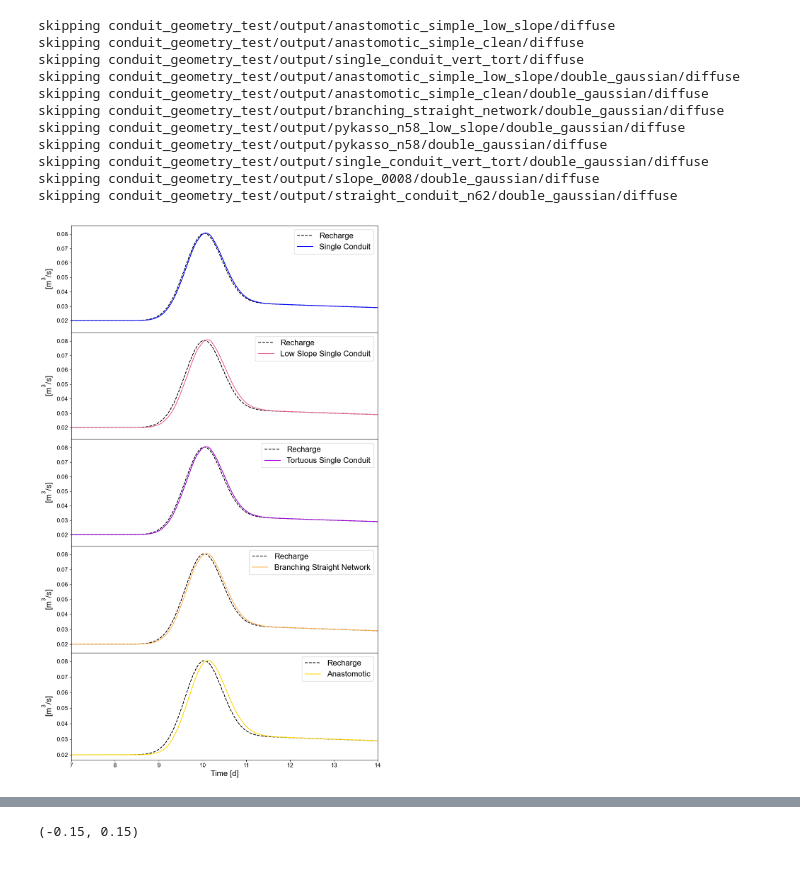
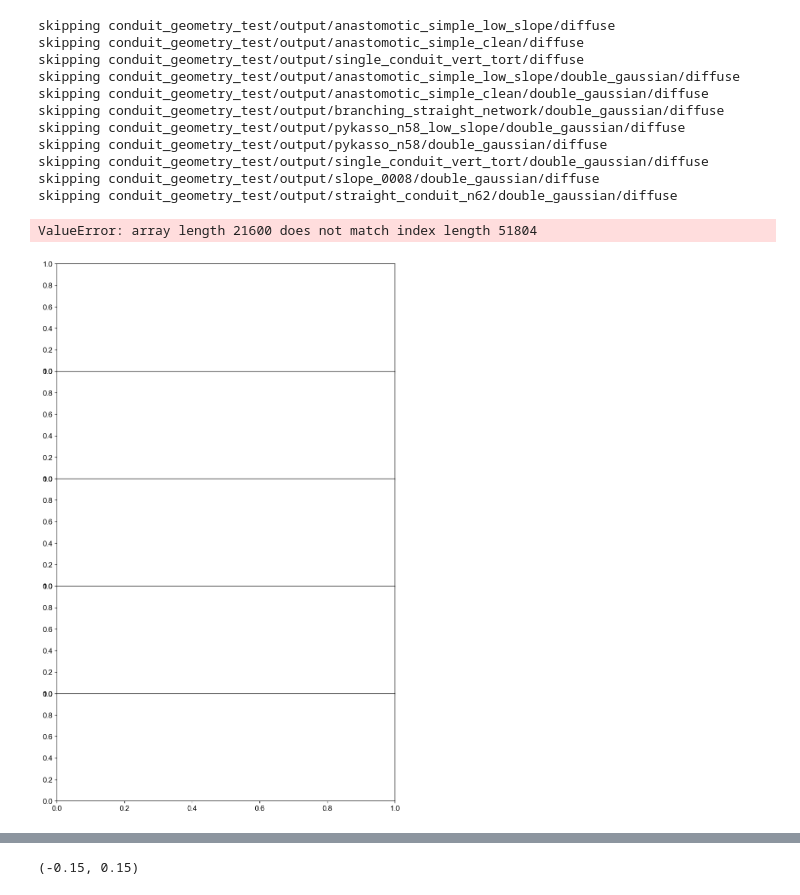
Before and after one commit to jhuang523/UMNBearSpring, a Jupyter notebook: openkarst/steady_state/hydrograph.ipynb, the cells around one changed output, grey strips where cells are left out. Saved outputs shown, nothing was run; the diff lists cells and outputs as text; code cells hidden in the pictures.

Commit message:
2D test

```diff
--- a/openkarst/steady_state/hydrograph.ipynb
+++ b/openkarst/steady_state/hydrograph.ipynb
@@ -65,7 +65,12 @@ sim_list =['anastomotic_simple_low_slope',
 'pykasso_n58/double_gaussian',
 'single_conduit_vert_tort/double_gaussian',
 'slope_0008/double_gaussian',
-'straight_conduit_n62/double_gaussian'
+'straight_conduit_n62/double_gaussian',
+'branching_straight_network/gaussian_pulse_high_flow',
+'anastomotic_low_slope/gaussian_pulse_high_flow',
+'slope_0008/gaussian_pulse_high_flow',
+'straight_conduit_n62/gaussian_pulse_high_flow',
+
 ]
 Qs = {}
 networks = {}
@@ -118,47 +123,49 @@ skipping conduit_geometry_test/output/single_conduit_vert_tort/double_gaussian/d
 skipping conduit_geometry_test/output/slope_0008/double_gaussian/diffuse
 skipping conduit_geometry_test/output/straight_conduit_n62/double_gaussian/diffuse
 # %%
-r = pd.read_csv('conduit_geometry_test/input_data/recharge_m_s/gaussian_pulse.csv')
+r = pd.read_csv('conduit_geometry_test/input_data/recharge_m_s/gaussian_pulse_high_flow.csv')
 test = Qs['anastomotic_simple_clean/double_gaussian']['partitioned']
 t1 = test['time']
 Q1 = test['inflow']
 r_interp = np.interp(t1, r['time'], r['R_l [V/T]'] + r['R_h [V/T]'])
 # %%
-conditions = lambda name : ('double_gaussian' not in name) or ('pykasso_n58_low_slope' in name) or ('single_conduit_vert_tort' in name) or ('anastomotic_simple_low_slope' in name)
+conditions = lambda name : ('gaussian_pulse_high_flow' not in name) or ('pykasso_n58_low_slope' in name) or ('single_conduit_vert_tort' in name)
 # %%
 color_dict = {
-   'straight_conduit_n62/double_gaussian': "#0000ff",
-   'pykasso_n58/double_gaussian': "#9d02d7",
-   'slope_0008/double_gaussian': "#ea5f94",
-     "branching_straight_network/double_gaussian": "#ffb14e",
-     'anastomotic_simple_clean/double_gaussian': "#ffd700",
+   'straight_conduit_n62/gaussian_pulse_high_flow': "#0000ff",
+   'pykasso_n58/gaussian_pulse_high_flow': "#9d02d7",
+   'slope_0008/gaussian_pulse_high_flow': "#ea5f94",
+     "branching_straight_network/gaussian_pulse_high_flow": "#ffb14e",
+     'anastomotic_simple_clean/gaussian_pulse_high_flow': "#ffd700",
+     'anastomotic_low_slope/gaussian_pulse_high_flow': "#ffd700",
 }
-label_dict = {'branching_straight_network/double_gaussian' : 'Branching Straight Network',
-              'pykasso_n58_low_slope/double_gaussian' : 'Pykasso Low Slope',
-              'pykasso_n58/double_gaussian' : 'Tortuous Single Conduit',
-              'straight_conduit_n62/double_gaussian' : 'Single Conduit',
-               'anastomotic_simple_clean/double_gaussian' : 'Anastomotic',
-               'single_conduit_vert_tort/double_gaussian' : 'Vertically Tortuous',
-               'anastomotic_low_slope/double_gaussian' : 'Anastomotic Low Slope',
-               'slope_0008/double_gaussian' : 'Low Slope Single Conduit'
+label_dict = {'branching_straight_network/gaussian_pulse_high_flow' : 'Branching Straight Network',
+              'pykasso_n58_low_slope/gaussian_pulse_high_flow' : 'Pykasso Low Slope',
+              'pykasso_n58/gaussian_pulse_high_flow' : 'Tortuous Single Conduit',
+              'straight_conduit_n62/gaussian_pulse_high_flow' : 'Single Conduit',
+               'anastomotic_simple_clean/gaussian_pulse_high_flow' : 'Anastomotic',
+               'single_conduit_vert_tort/gaussian_pulse_high_flow' : 'Vertically Tortuous',
+               'anastomotic_low_slope/gaussian_pulse_high_flow' : 'Anastomotic',
+               'slope_0008/gaussian_pulse_high_flow' : 'Low Slope Single Conduit'
 }
 # %%
 fig, ax = plt.subplots(5,1, figsize = (10,16), sharex = True, gridspec_kw={'hspace': 0,})
 i = 0
 for run, Q_dict in Qs.items():
     if conditions(run):
         continue
     for r_dist, Q_df in Q_dict.items():
-        if r_dist in ['diffuse', 'diffuse_only', 'point_only']:
+        if r_dist in ['diffuse_only', 'point_only']:
             continue
         sns.lineplot(x = t1/86400, y = r_interp, label = 'Recharge', color = 'black', linestyle = '--', ax = ax[4-i])
 
         sns.lineplot(data = Q_df, x = Q_df['time']/86400, y = 'inflow', label = label_dict[f'{run}'], ax = ax[4-i], color = color_dict[run])
         ax[i].set_ylabel(r'[m$^3$/s]')
     i+=1
 plt.xlabel("Time [d]")
 plt.xlim(7, 14)
 plt.tight_layout()
 # %% [output]
+ValueError: array length 21600 does not match index length 51804
-[figure, old version]
+[figure, new version]
 # %%
```
Also changed, not shown: parts of 4 cells of this notebook, 3 other files.
